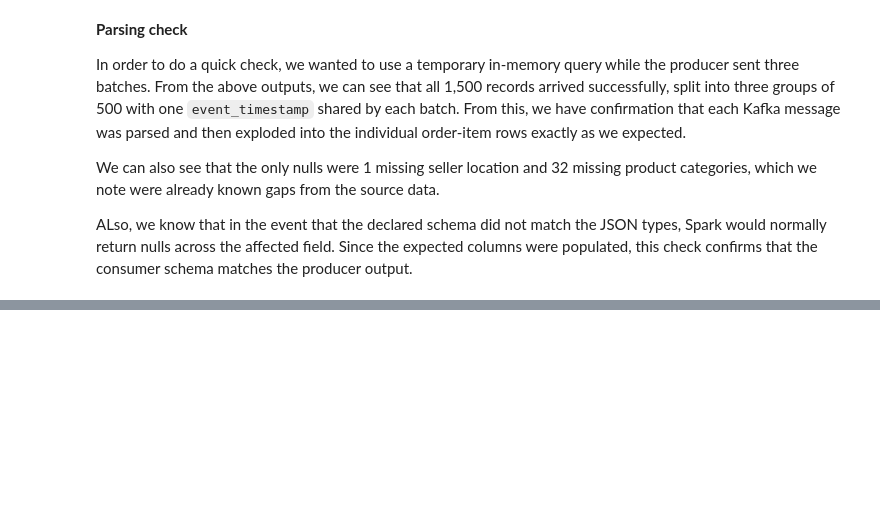
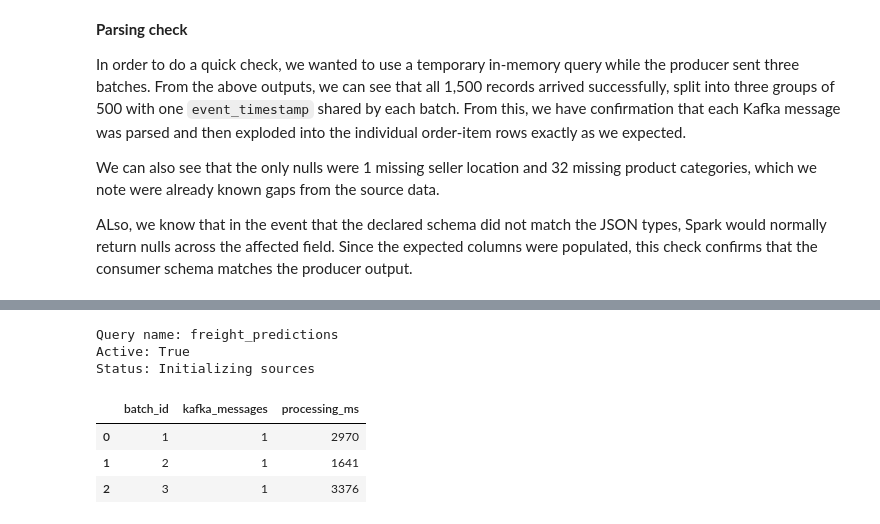
Before and after one commit to mounisha-dev21/ito5202-assessment2-streaming, a Jupyter notebook: assessment2.ipynb, the cells around one changed output, grey strips where cells are left out. Saved outputs shown, nothing was run; the diff lists cells and outputs as text; code cells hidden in the pictures; blank space fills up the shorter version.

Commit message:
Apply saved pipeline to stream and write predictions with 5-second trigger

```diff
--- a/assessment2.ipynb
+++ b/assessment2.ipynb
@@ -2700,0 +2759,62 @@ ALso, we know that in the event that the declared schema did not match the JSON
+# %%
+PREDICTIONS_PATH = "output/predictions"
+PREDICTIONS_CHECKPOINT = "checkpoints/predictions"
+
+# Clear any previous output/checkpoint files
+paths_to_clear = [
+    PREDICTIONS_PATH,
+    PREDICTIONS_CHECKPOINT
+]
+
+for path in paths_to_clear:
+    shutil.rmtree(path, ignore_errors=True)
+
+
+# Write predictions
+predictions_query = predictions_stream.writeStream \
+    .format("parquet") \
+    .queryName("freight_predictions") \
+    .option("path", PREDICTIONS_PATH) \
+    .option("checkpointLocation", PREDICTIONS_CHECKPOINT) \
+    .outputMode("append") \
+    .trigger(processingTime="5 seconds") \
+    .start()
+
+
+# Check that the query started correctly
+print("Query name:", predictions_query.name)
+print("Active:", predictions_query.isActive)
+print("Status:", predictions_query.status["message"])
+# %% [output]
+Query name: freight_predictions
+Active: True
+Status: Initializing sources
+# %%
+# Keep only micro-batches that received Kafka messages
+progress = []
+
+for batch in predictions_query.recentProgress:
+    if batch["numInputRows"] > 0:
+        progress.append(batch)
+
+
+# Build a small progress table
+progress_rows = []
+
+for batch in progress:
+    progress_rows.append({
+        "batch_id": batch["batchId"],
+        "kafka_messages": batch["numInputRows"],
+        "processing_ms": batch["durationMs"].get("triggerExecution")
+    })
+
+
+# Display the results
+progress_table = pd.DataFrame(progress_rows)
+
+progress_table
+# %% [output]
+|  | batch_id | kafka_messages | processing_ms |
+| 0 | 1 | 1 | 2970 |
+| 1 | 2 | 1 | 1641 |
+| 2 | 3 | 1 | 3376 |
```
Also changed, not shown: parts of 4 cells of this notebook.
